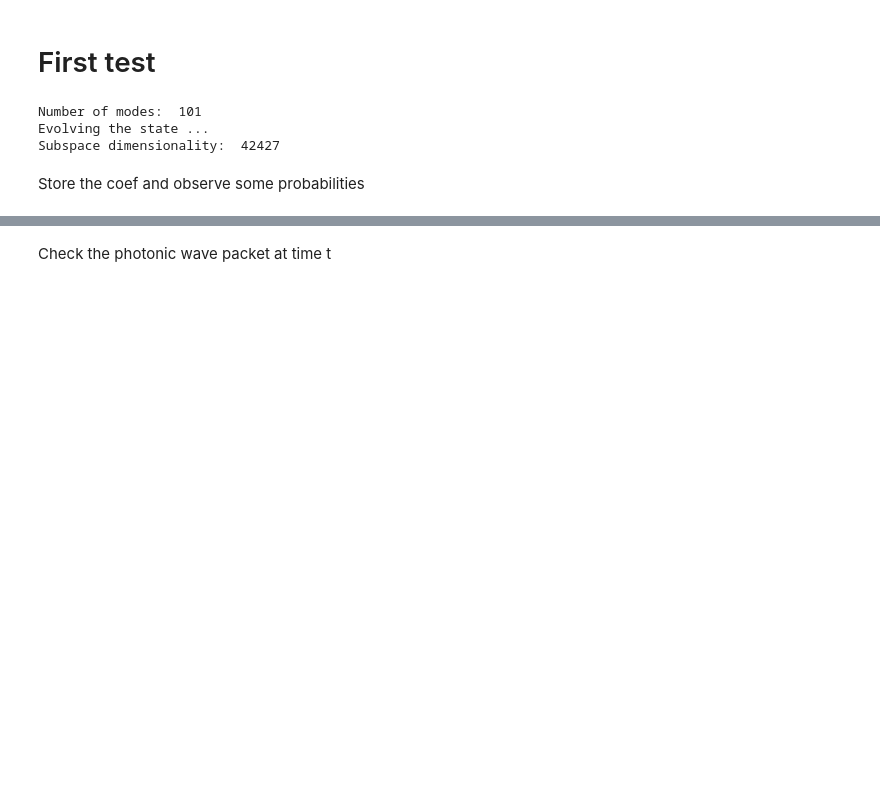
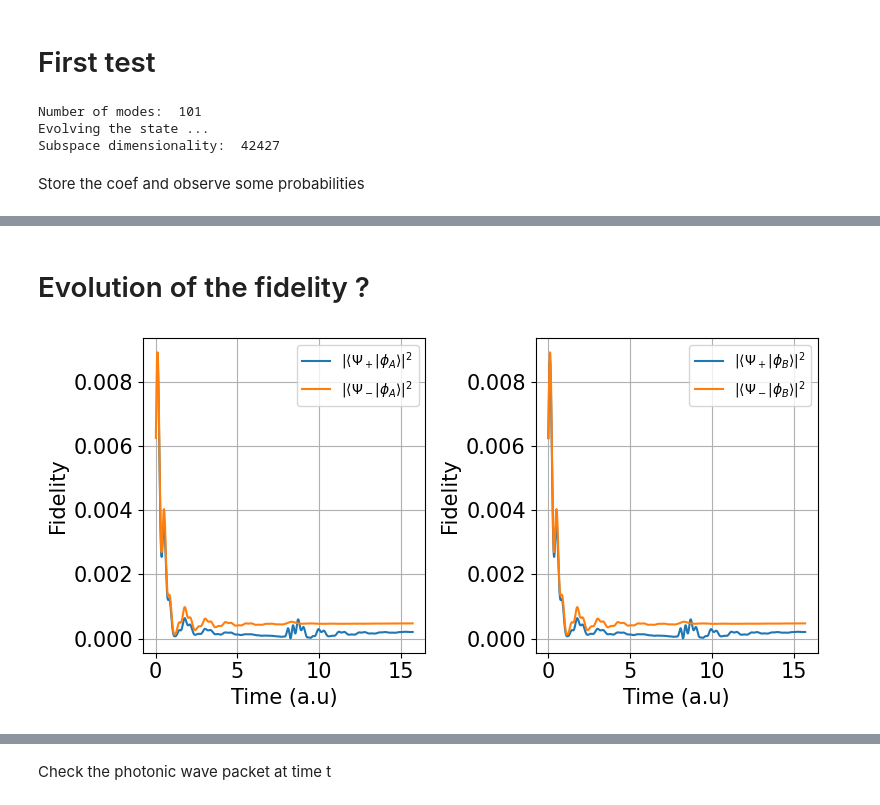
Before and after one commit to rpiron/multimode_photonic_entanglement, a Jupyter notebook: BK_simulator.ipynb, the cells around one changed output, grey strips where cells are left out. Drawn from its saved outputs; the diff is of its cells as text; code cells hidden in the pictures; blank space fills up the shorter version.

```diff
--- a/BK_simulator.ipynb
+++ b/BK_simulator.ipynb
@@ -285 +320,37 @@ for i in tqdm(range(nb_pts_time)):
+# %% [markdown]
+<h1> Evolution of the fidelity ? </h1>
+# %%
+fig, ax = plt.subplots(1,2, figsize=(8,4))
+
+ax[0].plot(time_list, np.abs(np.sum(q_10g_list[:,:n_modes] + q_01g_list[:,:n_modes], axis=1))**2[1:] / (2*P_A_list)  , \
+           label=r'$|\langle \Psi_+ | \phi_A \rangle|^2$')
+
+ax[0].plot(time_list, np.abs(np.sum(q_10g_list[:,:n_modes] - q_01g_list[:,:n_modes], axis=1))**2 / (2*P_A_list), \
+           label=r'$|\langle \Psi_- | \phi_A \rangle|^2$')
+
+ax[1].plot(time_list, np.abs(np.sum(q_10g_list[:,n_modes:] + q_01g_list[:,n_modes:], axis=1))**2 / (2*P_B_list) , \
+           label=r'$|\langle \Psi_+ | \phi_B \rangle|^2$')
+
+ax[1].plot(time_list, np.abs(np.sum(q_10g_list[:,n_modes:] - q_01g_list[:,n_modes:], axis=1))**2 / (2*P_B_list), \
+           label=r'$|\langle \Psi_- | \phi_B \rangle|^2$')
+
+#font size
+for i in range(2):
+    for item in [ax[i].xaxis.label, ax[i].yaxis.label]:
+        item.set_fontsize(15)
+
+    for item in (ax[i].get_xticklabels() + ax[i].get_yticklabels()):
+        item.set_fontsize(15)
+
+    ax[i].set_xlabel('Time (a.u)')
+    ax[i].set_ylabel('Fidelity')
+    #ax[i].set_ylim(-0.1,1.1)
+    ax[i].grid()
+    ax[i].set_axisbelow(True)
+    ax[i].legend(prop={'size': 10})
+
+plt.tight_layout()
+plt.show()
+# %% [output]
+[figure, added]
 # %% [markdown]
```
Also changed, not shown: parts of 10 cells of this notebook, 9 other files.
